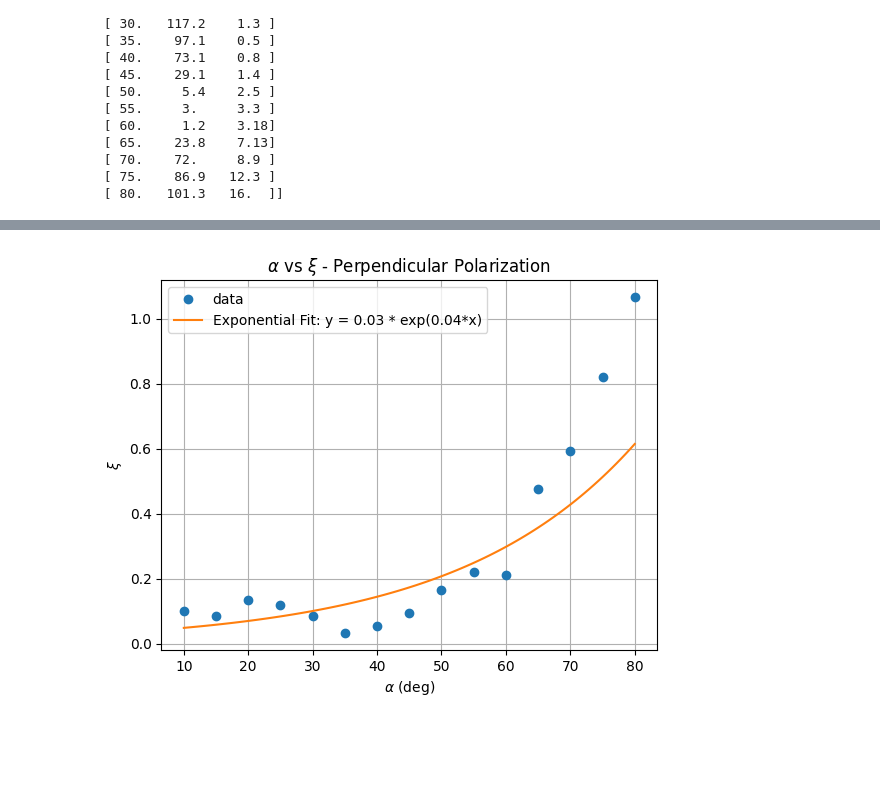
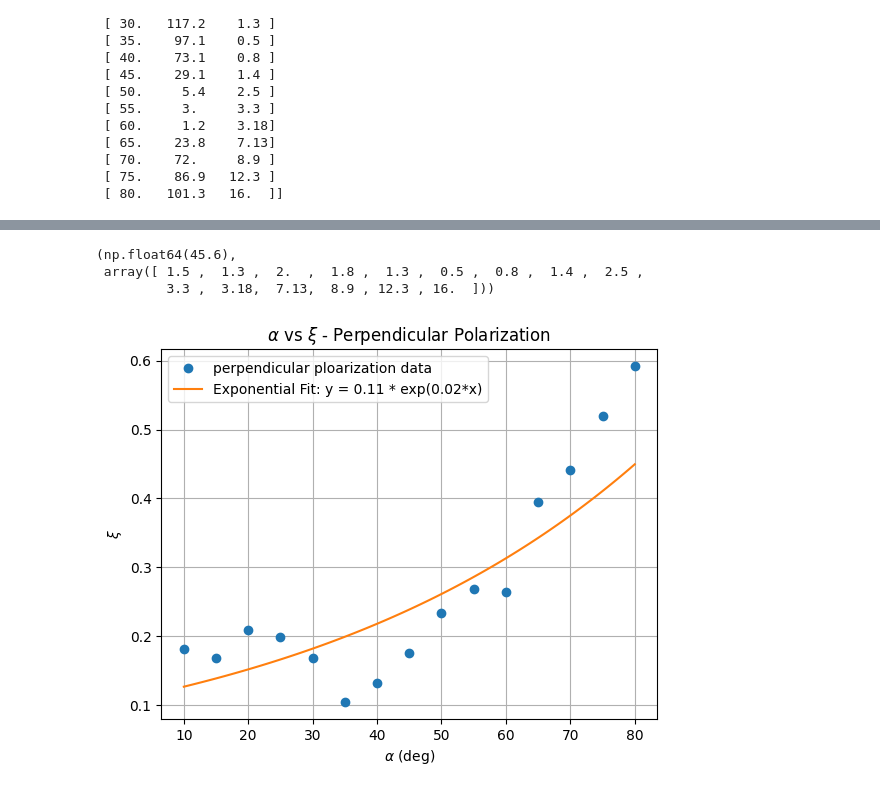
Before and after one commit to ibeuler/LAB-Reports, a Jupyter notebook: OPTIC/2nd-Experiment/Analysis/calculations.ipynb, the cells around one changed output, grey strips where cells are left out. Drawn from its saved outputs; the diff is of its cells as text; code cells hidden in the pictures; blank space fills up the shorter version.

Commit message:
print nicely

```diff
--- a/OPTIC/2nd-Experiment/Analysis/calculations.ipynb
+++ b/OPTIC/2nd-Experiment/Analysis/calculations.ipynb
@@ -23,24 +23,8 @@ print(data)
  [ 75.    86.9   12.3 ]
  [ 80.   101.3   16.  ]]
 # %%
-x = data[1:, 0]
-y = data[1:, 1]/data[1,0]
-
-# Perform polynomial fit (degree 20)
-coefficients = np.polyfit(x, y, 3)
-poly_func = np.poly1d(coefficients)
-
-# Generate y values for the fitted polynomial line
-x_fit = np.linspace(np.min(x), np.max(x), 100)
-fitted_y = poly_func(x_fit)
-
-plt.plot(x, y, 'o', label='data')
-plt.plot(x_fit, fitted_y, label=f'Polynomial Fit (deg=3)')
-plt.xlabel(r"$\alpha$ (deg)")
-plt.ylabel(r"$\xi$") # Added Y-axis label
-plt.legend() # Added legend to distinguish plots
-plt.title(r"$\alpha$ vs $\xi$ - Parallel Polarization") # Added title to the plot
-plt.grid(True)
-plt.savefig("../plots/polynomial_fit.png")
-plt.show()
+x = data[1:, 0] #true
+y = np.sqrt(data[1:, 1]/data[0,1]) #true
+print(x, y)
+print(data[0,1])
 # %% [output]
@@ -48,26 +70,33 @@ plt.show()
+# %%
+data[0,2], \
+data[1:,2]
+# %% [output]
+(np.float64(45.6),
+ array([ 1.5 ,  1.3 ,  2.  ,  1.8 ,  1.3 ,  0.5 ,  0.8 ,  1.4 ,  2.5 ,
+         3.3 ,  3.18,  7.13,  8.9 , 12.3 , 16.  ]))
 # %%
 def exponential_fit_func():
 
-    y = data[1:, 2] / data[2, 0]
+    y = np.sqrt(data[1:, 2] / data[0, 2]) #true
 
     log_y = np.log(y)
 
     coefficients_exp = np.polyfit(x, log_y, 1)
     b_exp = coefficients_exp[0] # slope (b)
     log_a_exp = coefficients_exp[1] # intercept (log_a)
     a_exp = np.exp(log_a_exp) # Calculate a from log(a)
 
     x_fit_exp = np.linspace(np.min(x), np.max(x), 100)
     fitted_y_exp = a_exp * np.exp(b_exp * x_fit_exp)
 
-    plt.plot(x, y, 'o', label='data')
+    plt.plot(x, y, 'o', label='perpendicular ploarization data')
     plt.plot(x_fit_exp, fitted_y_exp, label=f'Exponential Fit: y = {a_exp:.2f} * exp({b_exp:.2f}*x)')
     plt.xlabel(r"$\alpha$ (deg)")
     plt.ylabel(r"$\xi$")
     plt.grid(True)
     plt.savefig("../plots/exponential_fit.png")
     plt.legend()
     plt.title(r"$\alpha$ vs $\xi$ - Perpendicular Polarization") # Added title to the plot
 exponential_fit_func()
 # %% [output]
-[figure, old version]
+[figure, new version]
```
Also changed, not shown: parts of 3 cells of this notebook, 5 other files.
